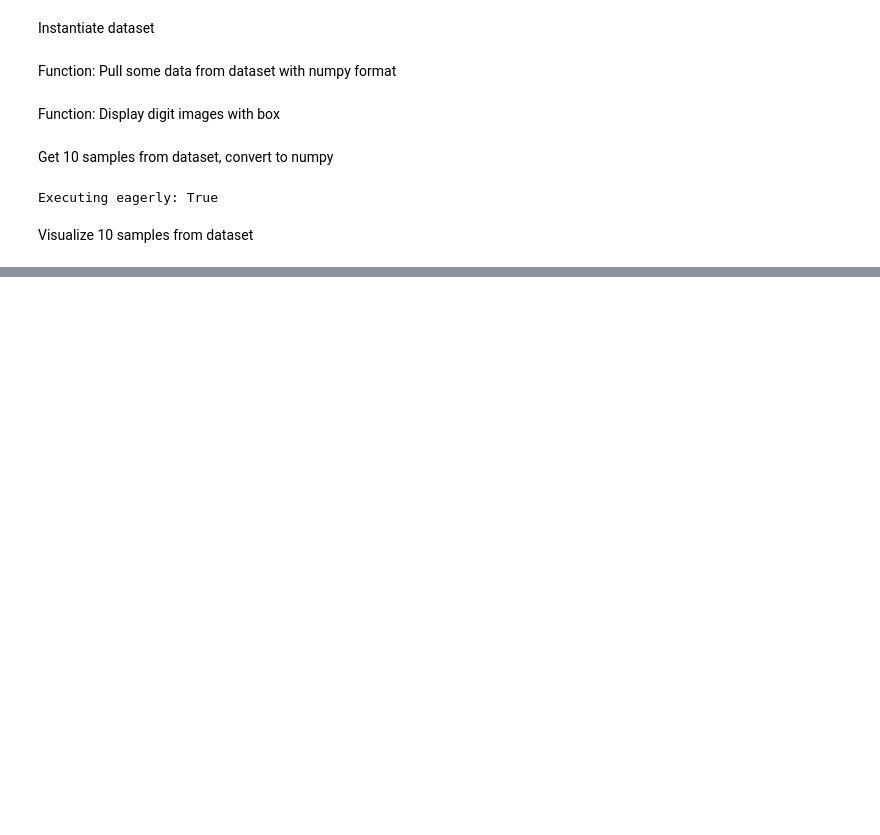
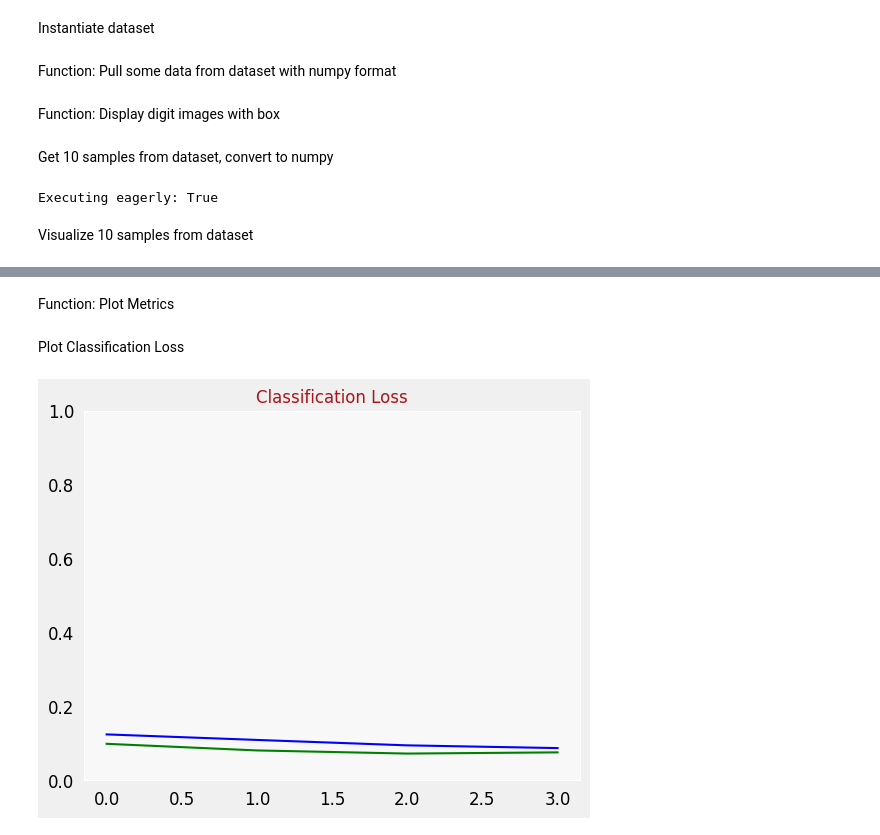
Before and after one commit to ricky-kiva/dl-deep-tf-cv-advanced, a Jupyter notebook: 1_l3_object_localization.ipynb, the cells around one changed output, grey strips where cells are left out. Drawn from its saved outputs; the diff is of its cells as text; code cells hidden in the pictures; blank space fills up the shorter version.

```diff
--- a/1_l3_object_localization.ipynb
+++ b/1_l3_object_localization.ipynb
@@ -333,0 +389,11 @@ display_digits_with_boxes(validation_digits, validation_labels, validation_label
+# %%
+def define_and_compile_model(input):
+  model = final_model(input)
+
+  model.compile(optimizer='adam',
+                loss={'classification': 'categorical_crossentropy',
+                      'bounding_box': 'mse'},
+                metrics={'classification': 'accuracy',
+                         'bounding_box': 'mse'})
+
+  return model
@@ -333,0 +402,6 @@ display_digits_with_boxes(validation_digits, validation_labels, validation_label
+# %%
+with strategy.scope():
+  inputs = tf.keras.layers.Input(shape=(75, 75, 1))
+  model = define_and_compile_model(inputs)
+
+model.summary()
@@ -333,0 +428,10 @@ display_digits_with_boxes(validation_digits, validation_labels, validation_label
+# %%
+EPOCHS = 4
+STEPS_PER_EPOCH = 60000 / GLOBAL_BATCH_SIZE # 60.000 items in the dataset
+VALIDATION_STEPS = 1
+
+history = model.fit(train_dataset,
+                    steps_per_epoch=STEPS_PER_EPOCH,
+                    validation_data=validation_dataset,
+                    validation_steps=VALIDATION_STEPS,
+                    epochs=EPOCHS)
@@ -333,0 +457,14 @@ display_digits_with_boxes(validation_digits, validation_labels, validation_label
+# %% [markdown]
+Function: Plot Metrics
+# %%
+def plot_metrics(metric_name, title, ylim=1):
+  plt.title(title)
+  plt.ylim(0, ylim)
+  plt.plot(history.history[metric_name], color='blue', label=metric_name)
+  plt.plot(history.history[f"val_{metric_name}"], color='green', label=f"val_{metric_name}")
+# %% [markdown]
+Plot Classification Loss
+# %%
+plot_metrics('classification_loss', 'Classification Loss')
+# %% [output]
+[figure, added]
```
Also changed, not shown: parts of 33 cells of this notebook.
